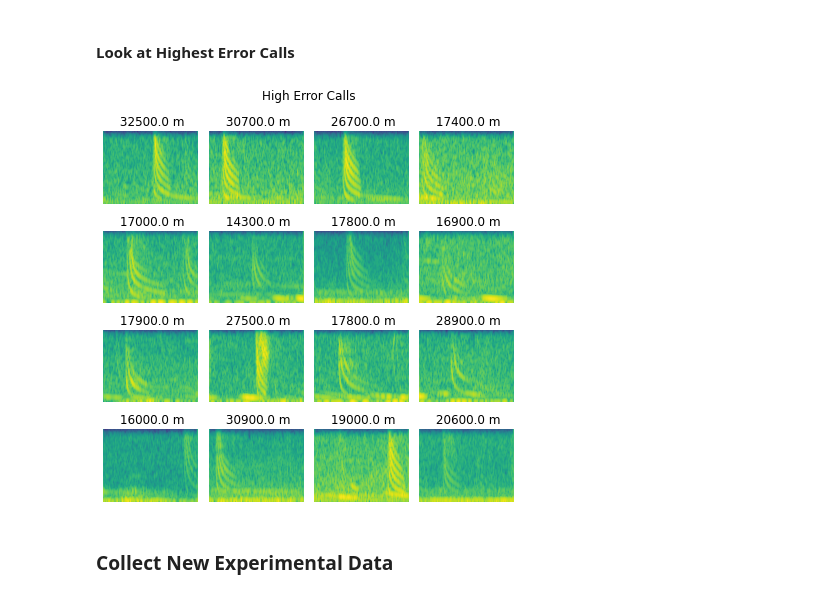
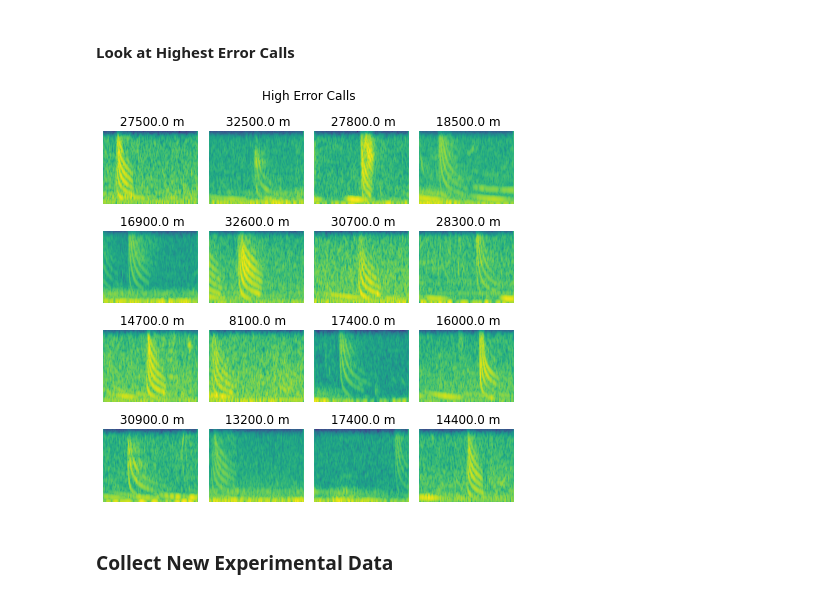
Before and after one commit to whoi-mars/detect_and_range, a Jupyter notebook: notebook.ipynb, the cells around one changed output. Drawn from its saved outputs; the diff is of its cells as text; code cells hidden in the pictures.

```diff
--- a/notebook.ipynb
+++ b/notebook.ipynb
@@ -418,7 +418,7 @@ train Loss: 0.0220 -- MSE: 3.1037 km^2 -- RMSE: 1.7617 km -- ACC: 0.9940
 # %% [markdown]
 ### Evaluate Model
 # %%
-model.load_state_dict(torch.load(os.path.join(save_dir, 'weights_20.pt')))
+model.load_state_dict(torch.load(os.path.join(save_dir, 'weights_30.pt'))['model_state_dict'])
 # %% [output]
 <All keys matched successfully>
 # %%
@@ -594,7 +594,7 @@ First let's create the dataloader and evaluate the model on the warped data.
 warp_dataset = dataLoader.Warped(dir_path=exp_data, max_range=max_range, transform=get_image_transforms()['eval'], squeeze=True)
 warp_dl = {'test': data.DataLoader(warp_dataset, batch_size=5, shuffle=False)}
 # %%
-warp_ranges_p, warp_ranges_t, warp_class_p, warp_class_t, X = evaluate_model(model, warp_dl['test'], thresh=0.5, save_data=True)
+warp_ranges_p, warp_ranges_t, warp_class_p, warp_class_t, X = evaluate_model(model, warp_dl['test'], thresh=0.99, save_data=True)
 # %% [markdown]
 #### Plot Range Predictions Against Warped Ground Truth
 # %%
@@ -619,24 +619,25 @@ MAE: 1457.51 m
 # Isolate true positives
 warp_ranges_filt_t = warp_ranges_t[np.where((warp_class_p == 1) & (warp_class_t == 1))]
 warp_ranges_filt_p = warp_ranges_p[np.where((warp_class_p == 1) & (warp_class_t == 1))]
+X_filt = X[np.where((warp_class_p == 1) & (warp_class_t == 1))[0],...]
 # %%
 # Get indices of top k highest-error calls
-k = 16
+k = 35
 abs_err = np.abs(warp_ranges_filt_t - warp_ranges_filt_p)
 inds = abs_err.argsort()[::-1][:k]
 
 abs_err_k = abs_err[inds]
-X_err = X[inds,...]
+X_err = X_filt[inds,...]
 y_err = warp_ranges_filt_t[inds]
 # %%
 import plotter
 
 # channel selection for plotting
 c = 0
 
-plotter.plot_grid(X_err[:,...], y_err, label_text="", title="High Error Calls", dim=(4,4), randomize=False)
+plotter.plot_grid(X_err, y_err, label_text="", title="High Error Calls", dim=(4,4), randomize=False)
 # %% [output]
-[figure, old version]
+[figure, new version]
 # %% [markdown]
 ### Collect New Experimental Data
 # %% [markdown]
```
Also changed, not shown: parts of 8 cells of this notebook.
